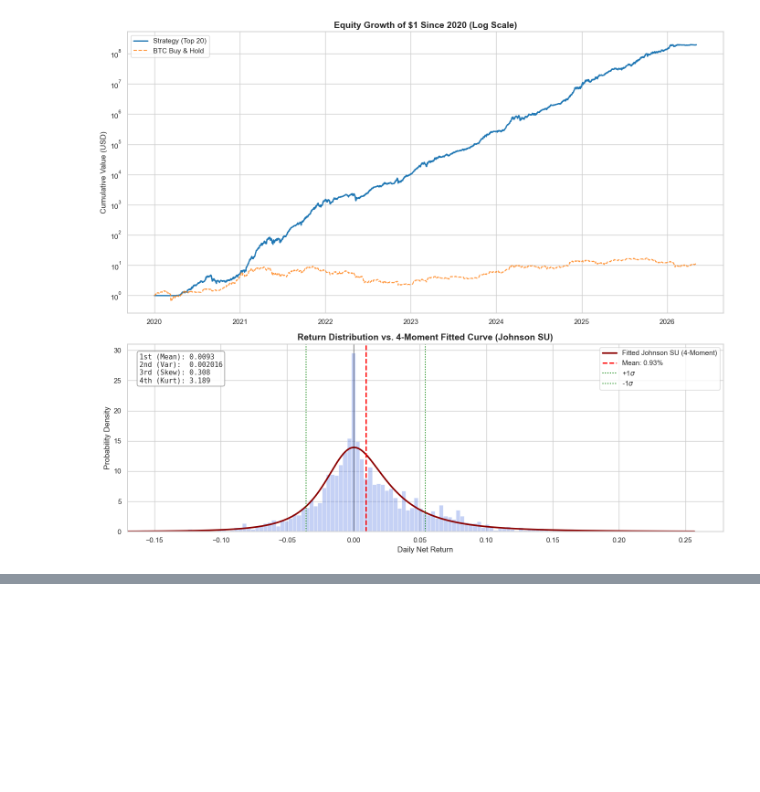
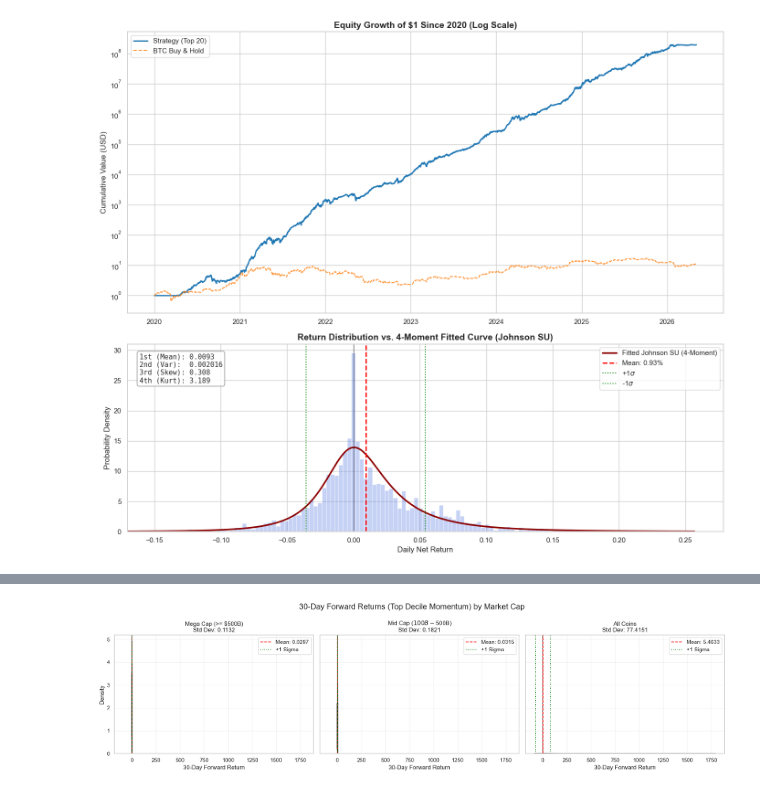
Before and after one commit to flanfly/studies, a Jupyter notebook: scratchpad.ipynb, the cells around one changed output, grey strips where cells are left out. Drawn from its saved outputs; the diff is of its cells as text; code cells hidden in the pictures; blank space fills up the shorter version.

```diff
--- a/scratchpad.ipynb
+++ b/scratchpad.ipynb
@@ -1434,0 +1607,99 @@ plt.show()
+# %%
+import polars as pl
+import matplotlib.pyplot as plt
+import numpy as np
+from scipy.stats import norm
+
+# 1. Base Data Pipeline
+# Assuming 'mcap' is available in your raw data
+df_base = (
+    #pl.scan_parquet('polarity/latest-data/*.parquet')
+    #.rename({'asset': 'symbol'})
+    pl.scan_parquet("cmc-usd-1d-2020-2026.parquet")
+    .with_columns(
+        price=pl.col('close'),
+    )
+    .sort(['symbol','ts'])
+    .with_columns(
+        fwd=pl.col('price').pct_change(-30).over('symbol'),
+        mom=pl.col('price').pct_change(90).over('symbol'), # 90-day momentum
+    )
+    .filter(pl.col('mom').is_not_null() & pl.col('fwd').is_not_null())
+    .with_columns(
+        rank=pl.col('mom').qcut(
+            10,
+            labels=[str(i) for i in range(10)],
+            allow_duplicates=True
+        ).over('ts'),
+    )
+    .filter((pl.col('rank') == '9') & (pl.col('mom') > 0) & (pl.col('ts').dt.year() >= 2023))
+    # We must explicitly select 'mcap' so it is available for filtering below
+    .select(['ts', 'symbol', 'market_cap', 'fwd'])
+    .collect()
+)
+
+# 2. Define Market Cap Buckets (Assuming mcap is in raw dollars)
+# If your data stores mcap in millions, adjust these thresholds (e.g., 10000 instead of 10_000_000_000)
+buckets = {
+    "Mega Cap (>= $500B)": df_base.filter(pl.col('market_cap') >= 500_000_000_000),
+    "Mid Cap ($100B - $500B)": df_base.filter((pl.col('market_cap') >= 100_000_000_000) & (pl.col('market_cap') < 500_000_000_000)),
+    "All Coins": df_base
+}
+
+# 3. Setup the Subplots
+# sharex=True and sharey=True are critical so the visual scale matches across all 3 charts
+fig, axes = plt.subplots(1, 3, figsize=(18, 5), sharex=True, sharey=True)
+fig.suptitle('30-Day Forward Returns (Top Decile Momentum) by Market Cap', fontsize=16)
+
+colors = ['forestgreen', 'darkorange', 'steelblue']
+
+# 4. Process and Plot Each Bucket
+for ax, (title, subset_df), color in zip(axes, buckets.items(), colors):
+
+    # Calculate daily mean returns for this specific mcap bucket
+    daily_returns_df = (
+        subset_df.group_by('ts')
+        .agg(pl.col('fwd').mean())
+        .drop_nulls('fwd')
+    )
+
+    returns = daily_returns_df['fwd'].to_numpy()
+
+    # Outlier handling (1st and 99th percentile) to ensure clean bell curves
+    if len(returns) > 0:
+        lower_bound = np.percentile(returns, 1)
+        upper_bound = np.percentile(returns, 99)
+        clean_returns = returns[(returns >= lower_bound) & (returns <= upper_bound)]
+
+        mu = np.mean(clean_returns)
+        sigma = np.std(clean_returns)
+
+        # Histogram
+        ax.hist(clean_returns, bins=40, density=True, alpha=0.6, color=color, edgecolor='black')
+
+        # Bell Curve
+        xmin, xmax = ax.get_xlim() # Get axis limits to draw the line
+        x = np.linspace(xmin, xmax, 100)
+        p = norm.pdf(x, mu, sigma)
+        ax.plot(x, p, 'k', linewidth=2)
+
+        # Markings
+        ax.axvline(0, color='black', linestyle='-', linewidth=1)
+        ax.axvline(mu, color='red', linestyle='--', linewidth=1.5, label=f'Mean: {mu:.4f}')
+        ax.axvline(mu + sigma, color='green', linestyle=':', linewidth=1.5, label='+1 Sigma')
+        ax.axvline(mu - sigma, color='green', linestyle=':', linewidth=1.5)
+
+        ax.set_title(f'{title}\nStd Dev: {sigma:.4f}')
+        ax.legend()
+    else:
+        ax.set_title(f'{title}\n(Not Enough Data)')
+
+    ax.set_xlabel('30-Day Forward Return')
+    ax.grid(True, alpha=0.3)
+
+# Formatting the Y-axis only on the first chart to reduce clutter
+axes[0].set_ylabel('Density')
+plt.tight_layout()
+plt.show()
+# %% [output]
+[figure, added]
```
Also changed, not shown: parts of 8 cells of this notebook, 2 other files.
